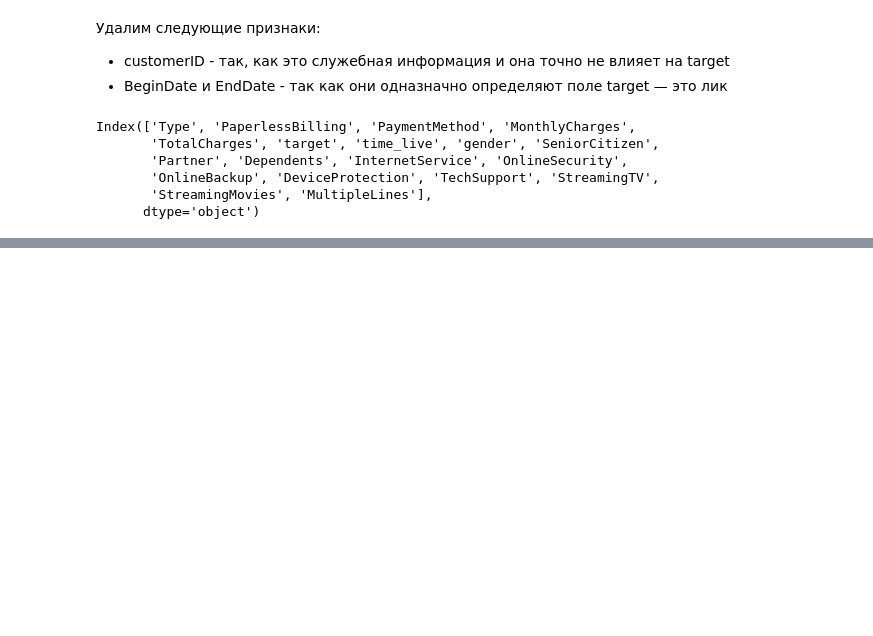
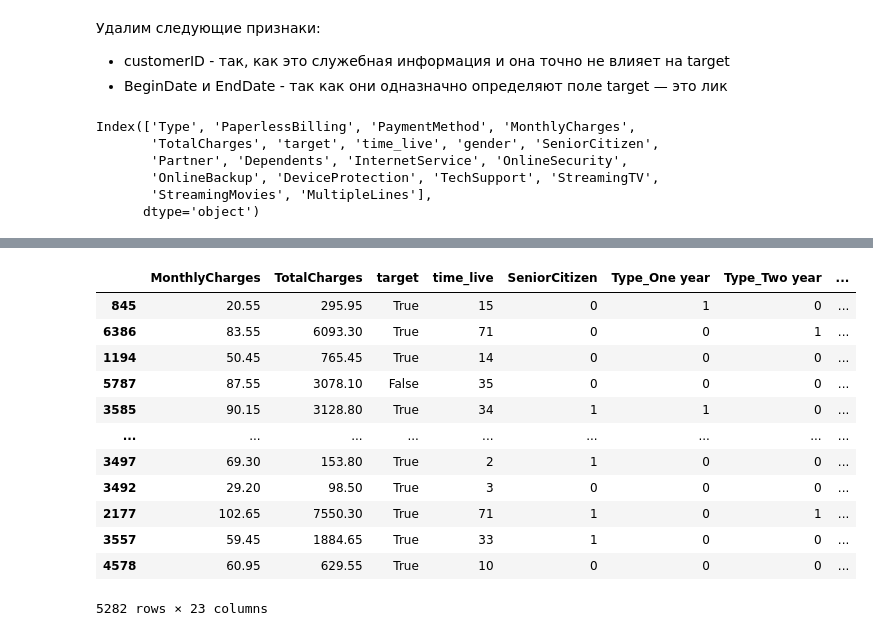
Before and after one commit to Chularev/study_cv, a Jupyter notebook: notebook.ipynb, the cells around one changed output, grey strips where cells are left out. Cells and saved outputs as stored; diff of their text form; code cells hidden in the pictures; blank space fills up the shorter version.

Commit message:
start to train models

```diff
--- a/notebook.ipynb
+++ b/notebook.ipynb
@@ -727,0 +737,2 @@ Index(['Type', 'PaperlessBilling', 'PaymentMethod', 'MonthlyCharges',
+# %%
+train, test = train_test_split(data, test_size=0.25, random_state=12345)
@@ -727,0 +770,20 @@ Index(['Type', 'PaperlessBilling', 'PaymentMethod', 'MonthlyCharges',
+# %%
+columnsToEncode=train.select_dtypes(include=['object']).columns
+# %%
+train = pd.get_dummies(train, columns=columnsToEncode, drop_first=True)
+# %%
+train
+# %% [output]
+|  | MonthlyCharges | TotalCharges | target | time_live | SeniorCitizen | Type_One year | Type_Two year | ... |
+| 845 | 20.55 | 295.95 | True | 15 | 0 | 1 | 0 | ... |
+| 6386 | 83.55 | 6093.30 | True | 71 | 0 | 0 | 1 | ... |
+| 1194 | 50.45 | 765.45 | True | 14 | 0 | 0 | 0 | ... |
+| 5787 | 87.55 | 3078.10 | False | 35 | 0 | 0 | 0 | ... |
+| 3585 | 90.15 | 3128.80 | True | 34 | 1 | 1 | 0 | ... |
+| ... | ... | ... | ... | ... | ... | ... | ... | ... |
+| 3497 | 69.30 | 153.80 | True | 2 | 1 | 0 | 0 | ... |
+| 3492 | 29.20 | 98.50 | True | 3 | 0 | 0 | 0 | ... |
+| 2177 | 102.65 | 7550.30 | True | 71 | 1 | 0 | 1 | ... |
+| 3557 | 59.45 | 1884.65 | True | 33 | 1 | 0 | 0 | ... |
+| 4578 | 60.95 | 629.55 | True | 10 | 0 | 0 | 0 | ... |
+5282 rows × 23 columns
```
Also changed, not shown: parts of 6 cells of this notebook.
